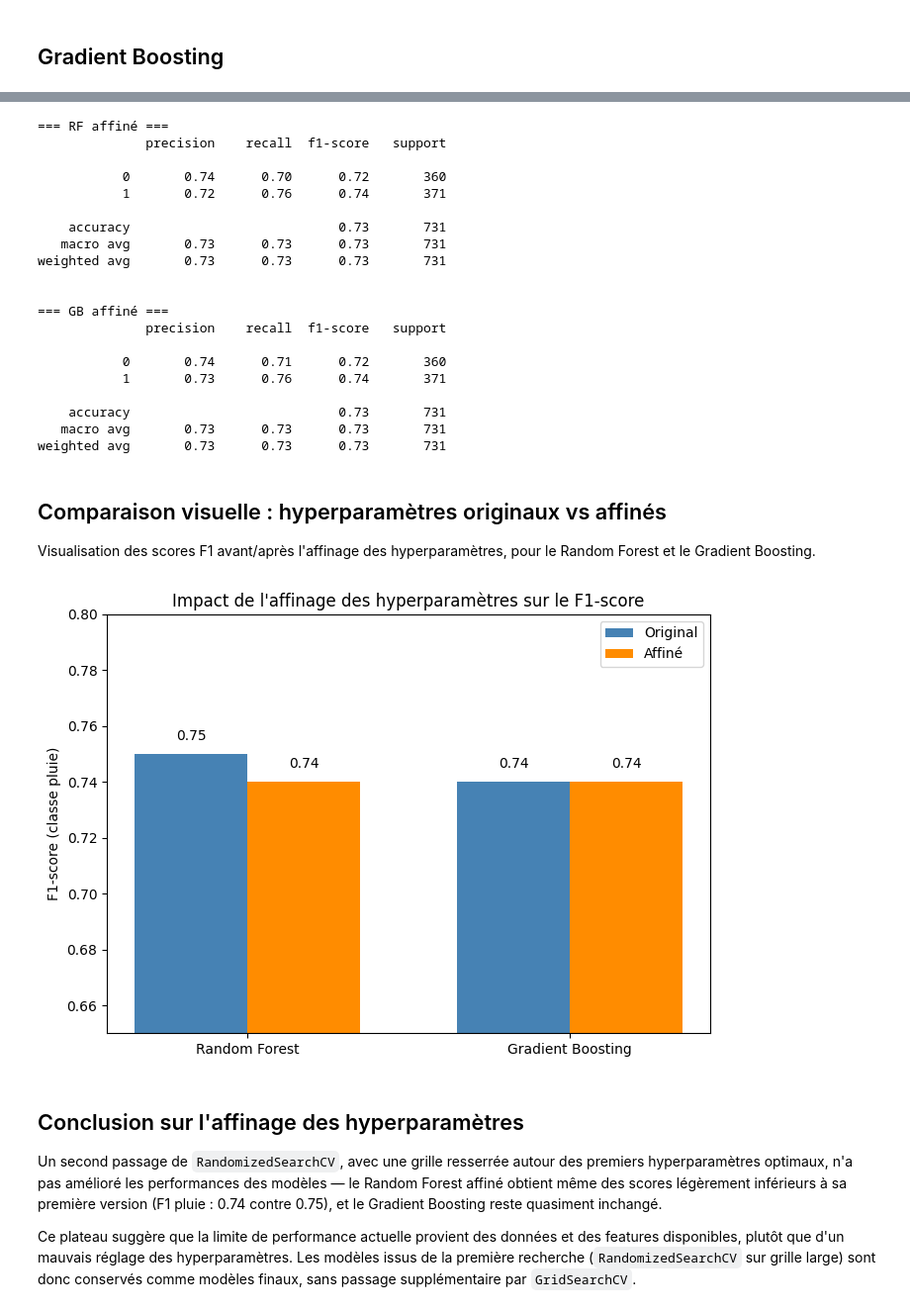
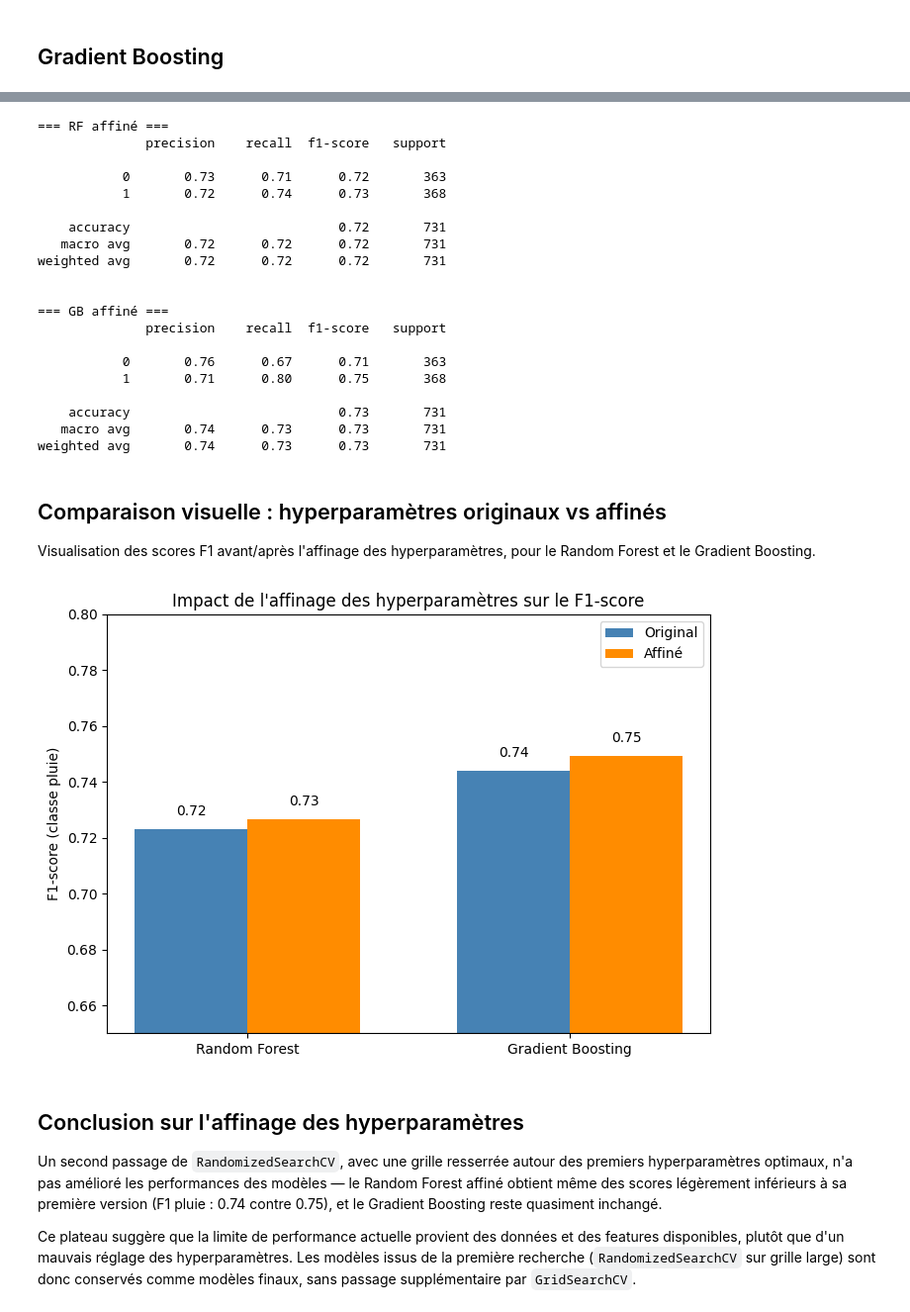
Before and after one commit to Dine803/cosit-stage-prediction-meteo, a Jupyter notebook: notebooks/modele_pluie.ipynb, the cells around one changed output, grey strips where cells are left out. Shown at 99% size. Cells and saved outputs as stored; diff of their text form; code cells hidden in the pictures.

```diff
--- a/notebooks/modele_pluie.ipynb
+++ b/notebooks/modele_pluie.ipynb
@@ -155,0 +292,10 @@ Proportion de pluie (test) : 0.508
+# %%
+from sklearn.dummy import DummyClassifier
+
+baseline = DummyClassifier(strategy="most_frequent", random_state=RANDOM_STATE)
+baseline.fit(X_train, y_train)
+
+y_pred_baseline = baseline.predict(X_val)
+
+print("=== Baseline naïf (classe majoritaire) ===")
+print(classification_report(y_val, y_pred_baseline))
@@ -249,14 +402,14 @@ Meilleurs hyperparamètres RF: {'n_estimators': 200, 'min_samples_split': 2, 'mi
 # %%
-y_pred_rf = modele_rf.predict(X_test)
+y_pred_rf = modele_rf.predict(X_val)
 
 print("===  Random Forest ===")
-print(classification_report(y_test, y_pred_rf))
+print(classification_report(y_val, y_pred_rf))
 
 resultats.append({
     "modele": "Random Forest",
-    "precision": precision_score(y_test, y_pred_rf),
-    "rappel": recall_score(y_test, y_pred_rf),
-    "f1": f1_score(y_test, y_pred_rf),
+    "precision": precision_score(y_val, y_pred_rf),
+    "rappel": recall_score(y_val, y_pred_rf),
+    "f1": f1_score(y_val, y_pred_rf),
 })
 
 pd.DataFrame(resultats)
@@ -310,16 +463,16 @@ Meilleurs hyperparamètres GB : {'subsample': 0.9, 'n_estimators': 100, 'min_sam
 # %% [markdown]
 ## 14. Évaluation du Gradient Boosting sur le test set
 # %%
-y_pred_gb = modele_gb.predict(X_test)
+y_pred_gb = modele_gb.predict(X_val)
 
 print("=== Gradient Boosting ===")
-print(classification_report(y_test, y_pred_gb))
+print(classification_report(y_val, y_pred_gb))
 
 resultats.append({
     "modele": "Gradient Boosting",
-    "precision": precision_score(y_test, y_pred_gb),
-    "rappel": recall_score(y_test, y_pred_gb),
-    "f1": f1_score(y_test, y_pred_gb),
+    "precision": precision_score(y_val, y_pred_gb),
+    "rappel": recall_score(y_val, y_pred_gb),
+    "f1": f1_score(y_val, y_pred_gb),
 })
 
 pd.DataFrame(resultats)
@@ -420,33 +573,33 @@ Nouveaux meilleurs hyperparamètres GB : {'subsample': 0.8, 'n_estimators': 80,
 # %%
-y_pred_rf2 = rf_search2.best_estimator_.predict(X_test)
-y_pred_gb2 = gb_search2.best_estimator_.predict(X_test)
+y_pred_rf2 = rf_search2.best_estimator_.predict(X_val)
+y_pred_gb2 = gb_search2.best_estimator_.predict(X_val)
 
 print("=== RF affiné ===")
-print(classification_report(y_test, y_pred_rf2))
+print(classification_report(y_val, y_pred_rf2))
 
 print("\n=== GB affiné ===")
-print(classification_report(y_test, y_pred_gb2))
+print(classification_report(y_val, y_pred_gb2))
 # %% [output]
 === RF affiné ===
               precision    recall  f1-score   support
 
-           0       0.74      0.70      0.72       360
-           1       0.72      0.76      0.74       371
+           0       0.73      0.71      0.72       363
+           1       0.72      0.74      0.73       368
 
-    accuracy                           0.73       731
-   macro avg       0.73      0.73      0.73       731
-weighted avg       0.73      0.73      0.73       731
+    accuracy                           0.72       731
+   macro avg       0.72      0.72      0.72       731
+weighted avg       0.72      0.72      0.72       731
 
 
 === GB affiné ===
               precision    recall  f1-score   support
 
-           0       0.74      0.71      0.72       360
-           1       0.73      0.76      0.74       371
+           0       0.76      0.67      0.71       363
+           1       0.71      0.80      0.75       368
 
     accuracy                           0.73       731
-   macro avg       0.73      0.73      0.73       731
-weighted avg       0.73      0.73      0.73       731
+   macro avg       0.74      0.73      0.73       731
+weighted avg       0.74      0.73      0.73       731
 # %% [markdown]
 ## Comparaison visuelle : hyperparamètres originaux vs affinés
 
@@ -456,35 +609,40 @@ pour le Random Forest et le Gradient Boosting.
 comparaison_affinage = pd.DataFrame({
     "modele": ["Random Forest", "Random Forest", "Gradient Boosting", "Gradient Boosting"],
     "version": ["Original", "Affiné", "Original", "Affiné"],
-    "f1": [0.75, 0.74, 0.74, 0.74],  # F1 de la classe "pluie" (1)
+    "f1": [
+        f1_score(y_val, y_pred_rf),
+        f1_score(y_val, y_pred_rf2),
+        f1_score(y_val, y_pred_gb),
+        f1_score(y_val, y_pred_gb2),
+    ],
 })
 
 fig, ax = plt.subplots(figsize=(7, 5))
 
 x = np.arange(2)  # 2 modèles
 largeur = 0.35
 
 f1_original = comparaison_affinage[comparaison_affinage["version"] == "Original"]["f1"].values
 f1_affine = comparaison_affinage[comparaison_affinage["version"] == "Affiné"]["f1"].values
 
 ax.bar(x - largeur/2, f1_original, largeur, label="Original", color="steelblue")
 ax.bar(x + largeur/2, f1_affine, largeur, label="Affiné", color="darkorange")
 
 ax.set_xticks(x)
 ax.set_xticklabels(["Random Forest", "Gradient Boosting"])
 ax.set_ylabel("F1-score (classe pluie)")
 ax.set_ylim(0.65, 0.80)
 ax.set_title("Impact de l'affinage des hyperparamètres sur le F1-score")
 ax.legend()
 
 for i, (orig, aff) in enumerate(zip(f1_original, f1_affine)):
     ax.text(i - largeur/2, orig + 0.005, f"{orig:.2f}", ha="center")
     ax.text(i + largeur/2, aff + 0.005, f"{aff:.2f}", ha="center")
 
 plt.tight_layout()
 plt.show()
 # %% [output]
-[figure, old version]
+[figure, new version]
 # %% [markdown]
 ## Conclusion sur l'affinage des hyperparamètres
 
```
Also changed, not shown: parts of 34 cells of this notebook.
